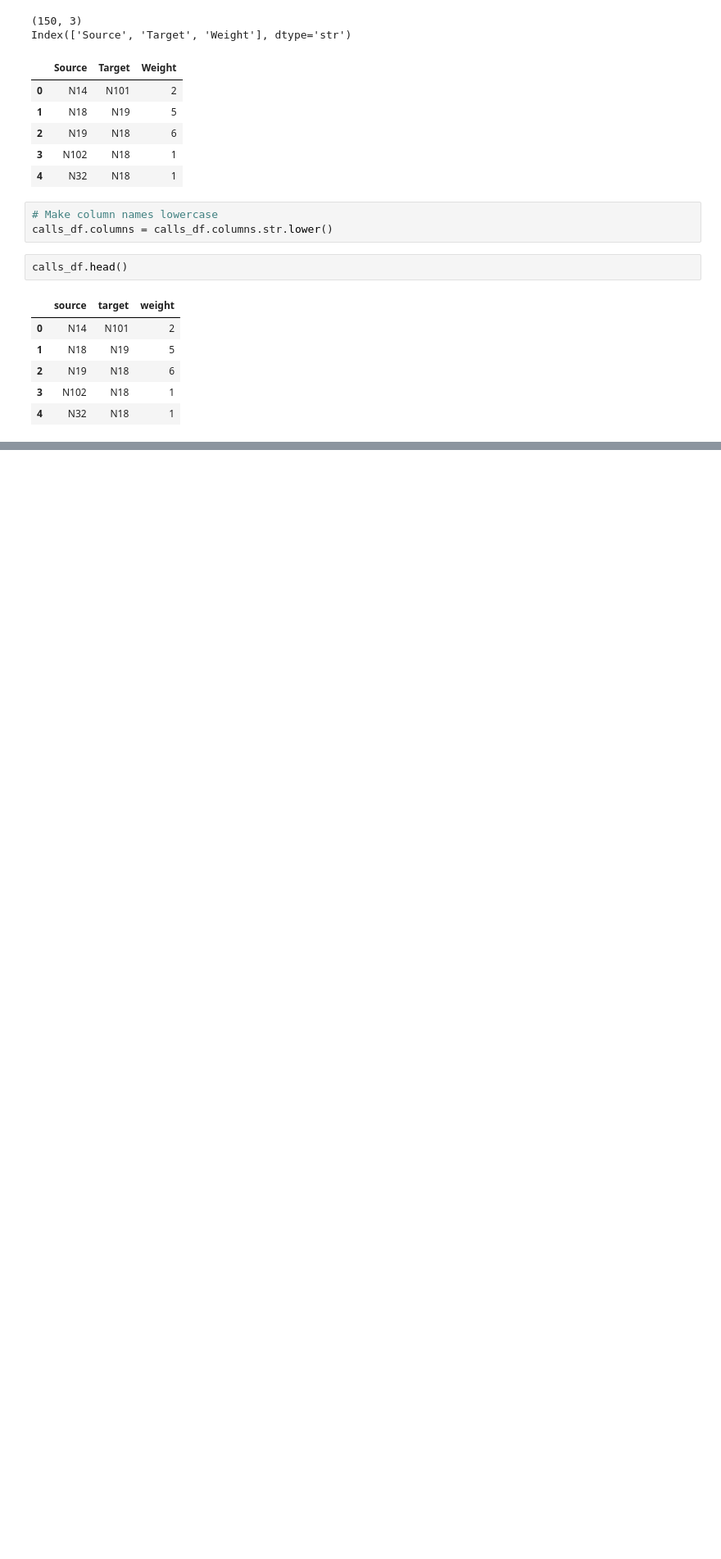
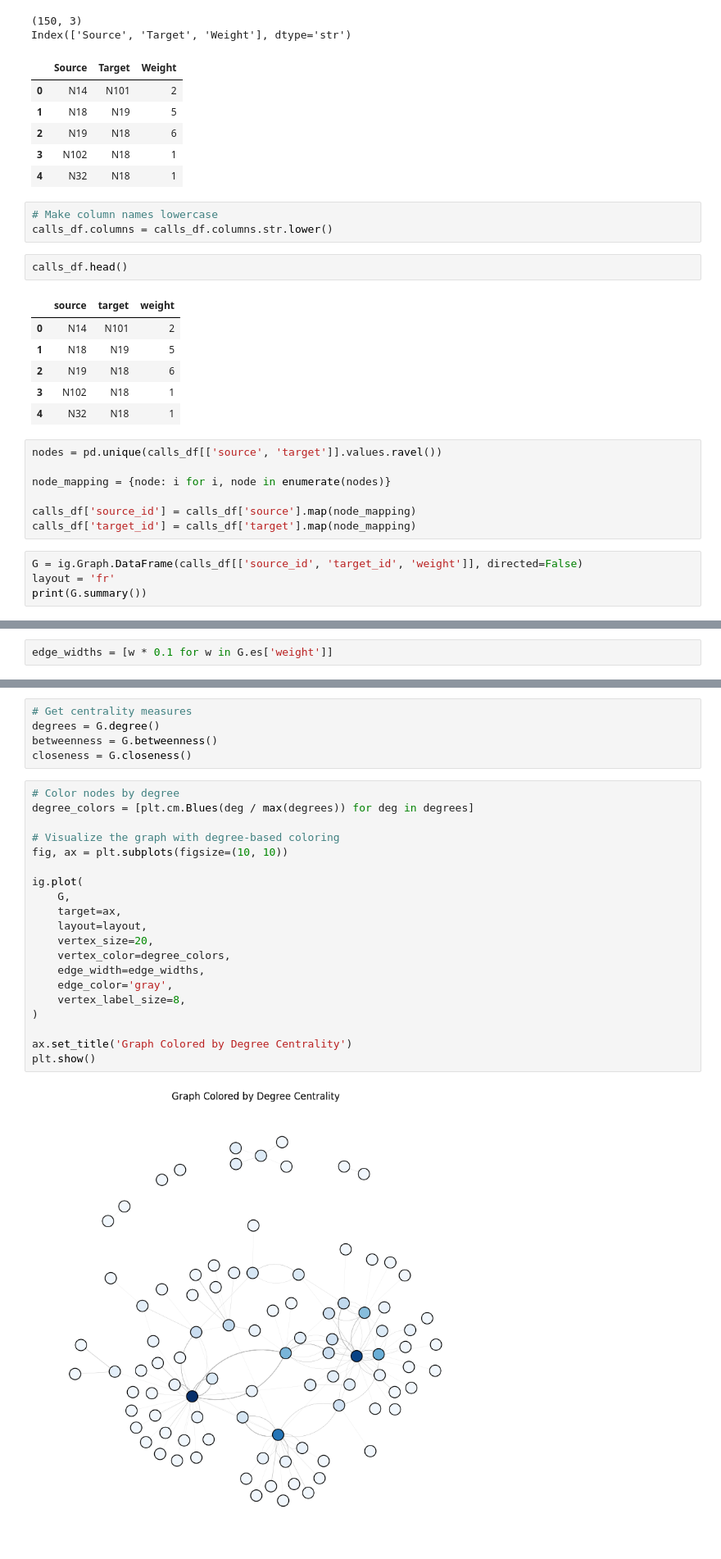
Before and after one commit to ignaciovadillos/The-Sicilian-Mafia---Network-Analysis, a Jupyter notebook: experiments/calls.ipynb, the cells around one changed output, grey strips where cells are left out. Shown at 82% size. Cells and saved outputs as stored; diff of their text form; blank space fills up the shorter version.

```diff
--- a/experiments/calls.ipynb
+++ b/experiments/calls.ipynb
@@ -31,3 +31,14 @@ calls_df.head()
 | 2 | N19 | N18 | 6 |
 | 3 | N102 | N18 | 1 |
 | 4 | N32 | N18 | 1 |
+# %%
+nodes = pd.unique(calls_df[['source', 'target']].values.ravel())
+
+node_mapping = {node: i for i, node in enumerate(nodes)}
+
+calls_df['source_id'] = calls_df['source'].map(node_mapping)
+calls_df['target_id'] = calls_df['target'].map(node_mapping)
+# %%
+G = ig.Graph.DataFrame(calls_df[['source_id', 'target_id', 'weight']], directed=False)
+layout = 'fr'
+print(G.summary())
@@ -33,0 +48,2 @@ calls_df.head()
+# %%
+edge_widths = [w * 0.1 for w in G.es['weight']]
@@ -33,0 +61,27 @@ calls_df.head()
+# %%
+# Get centrality measures
+degrees = G.degree()
+betweenness = G.betweenness()
+closeness = G.closeness()
+# %%
+# Color nodes by degree
+degree_colors = [plt.cm.Blues(deg / max(degrees)) for deg in degrees]
+
+# Visualize the graph with degree-based coloring
+fig, ax = plt.subplots(figsize=(10, 10))
+
+ig.plot(
+    G,
+    target=ax,
+    layout=layout,
+    vertex_size=20,
+    vertex_color=degree_colors,
+    edge_width=edge_widths,
+    edge_color='gray',
+    vertex_label_size=8,
+)
+
+ax.set_title('Graph Colored by Degree Centrality')
+plt.show()
+# %% [output]
+[figure, added]
```
Also changed, not shown: parts of 2 cells of this notebook, 4 other files.
